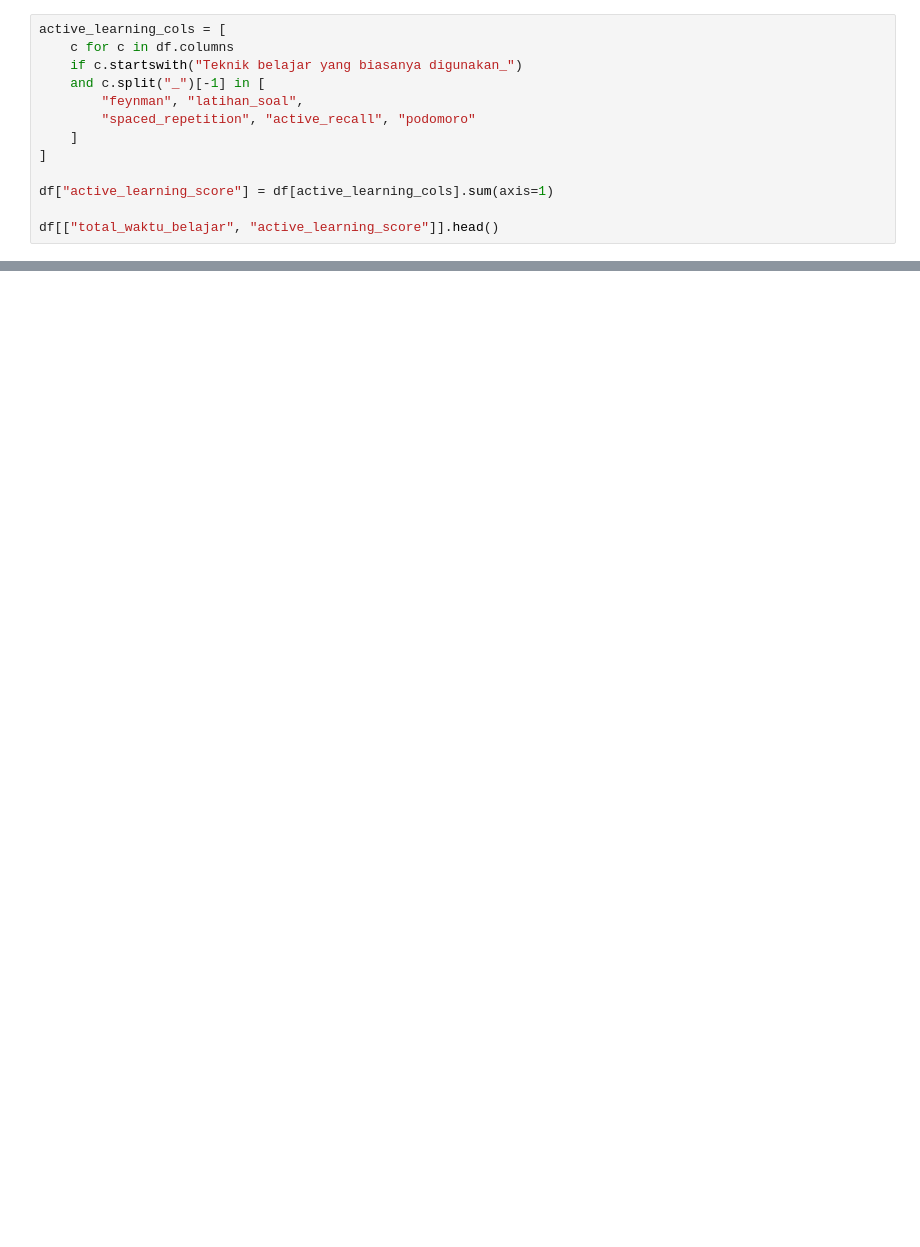
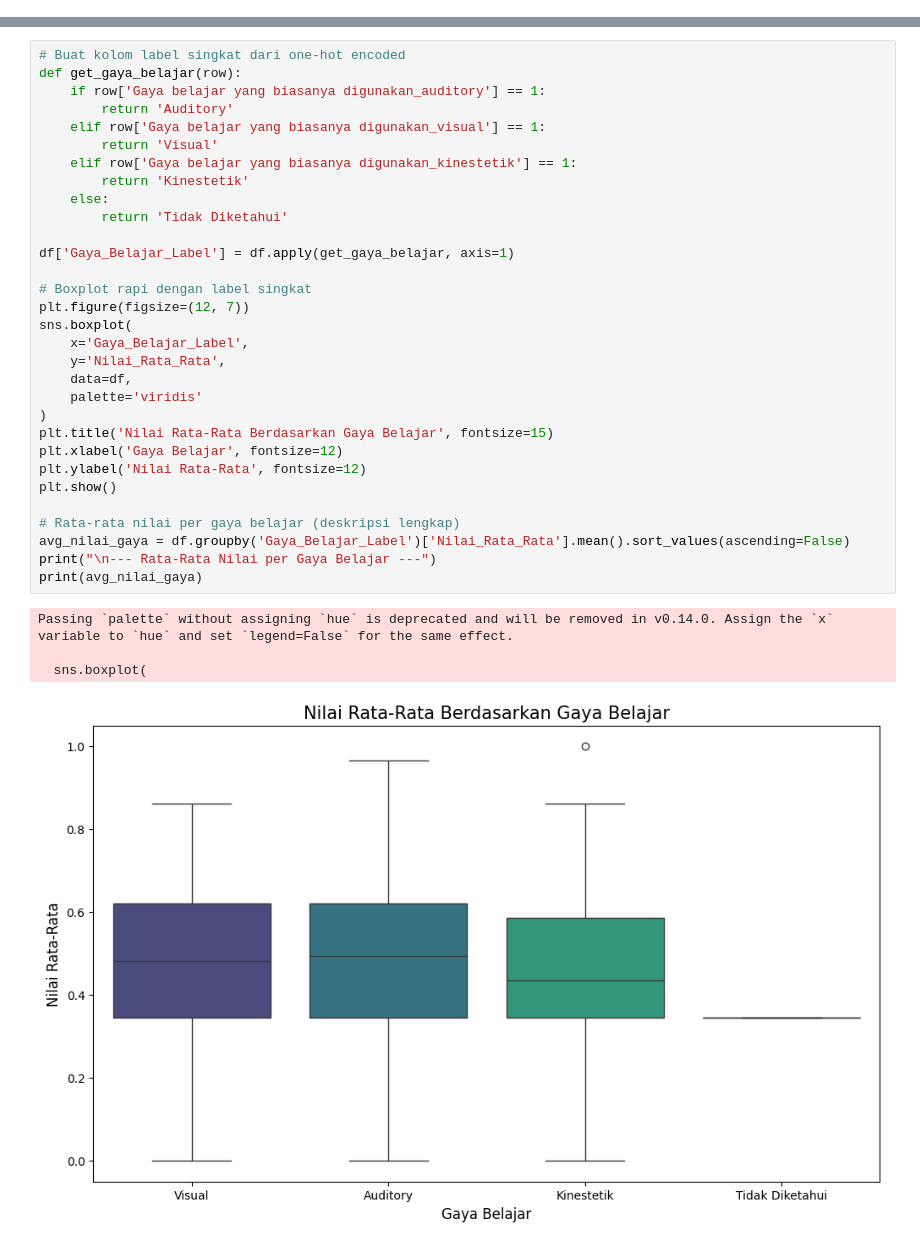
Before and after one commit to ivansirait/Analisis_kebiasaan_saat_belajar_vs_Prestasi_Akademik-Siswa, a Jupyter notebook: DasiDalis.ipynb, the cells around one changed output, grey strips where cells are left out. Drawn from its saved outputs; the diff is of its cells as text; blank space fills up the shorter version.

```diff
--- a/DasiDalis.ipynb
+++ b/DasiDalis.ipynb
@@ -201,13 +327,0 @@ df = pd.get_dummies(df, columns=one_hot_cols, drop_first=False)
-# %%
-active_learning_cols = [
-    c for c in df.columns
-    if c.startswith("Teknik belajar yang biasanya digunakan_")
-    and c.split("_")[-1] in [
-        "feynman", "latihan_soal",
-        "spaced_repetition", "active_recall", "podomoro"
-    ]
-]
-
-df["active_learning_score"] = df[active_learning_cols].sum(axis=1)
-
-df[["total_waktu_belajar", "active_learning_score"]].head()
@@ -296,0 +377,36 @@ print("💡 Insight B: Menentukan gaya belajar mana yang berkorelasi dengan nila
+# %%
+# Buat kolom label singkat dari one-hot encoded
+def get_gaya_belajar(row):
+    if row['Gaya belajar yang biasanya digunakan_auditory'] == 1:
+        return 'Auditory'
+    elif row['Gaya belajar yang biasanya digunakan_visual'] == 1:
+        return 'Visual'
+    elif row['Gaya belajar yang biasanya digunakan_kinestetik'] == 1:
+        return 'Kinestetik'
+    else:
+        return 'Tidak Diketahui'
+
+df['Gaya_Belajar_Label'] = df.apply(get_gaya_belajar, axis=1)
+
+# Boxplot rapi dengan label singkat
+plt.figure(figsize=(12, 7))
+sns.boxplot(
+    x='Gaya_Belajar_Label',
+    y='Nilai_Rata_Rata',
+    data=df,
+    palette='viridis'
+)
+plt.title('Nilai Rata-Rata Berdasarkan Gaya Belajar', fontsize=15)
+plt.xlabel('Gaya Belajar', fontsize=12)
+plt.ylabel('Nilai Rata-Rata', fontsize=12)
+plt.show()
+
+# Rata-rata nilai per gaya belajar (deskripsi lengkap)
+avg_nilai_gaya = df.groupby('Gaya_Belajar_Label')['Nilai_Rata_Rata'].mean().sort_values(ascending=False)
+print("\n--- Rata-Rata Nilai per Gaya Belajar ---")
+print(avg_nilai_gaya)
+# %% [output]
+Passing `palette` without assigning `hue` is deprecated and will be removed in v0.14.0. Assign the `x` variable to `hue` and set `legend=False` for the same effect.
+
+  sns.boxplot(
+[figure, added]
```
Also changed, not shown: parts of 35 cells of this notebook.
